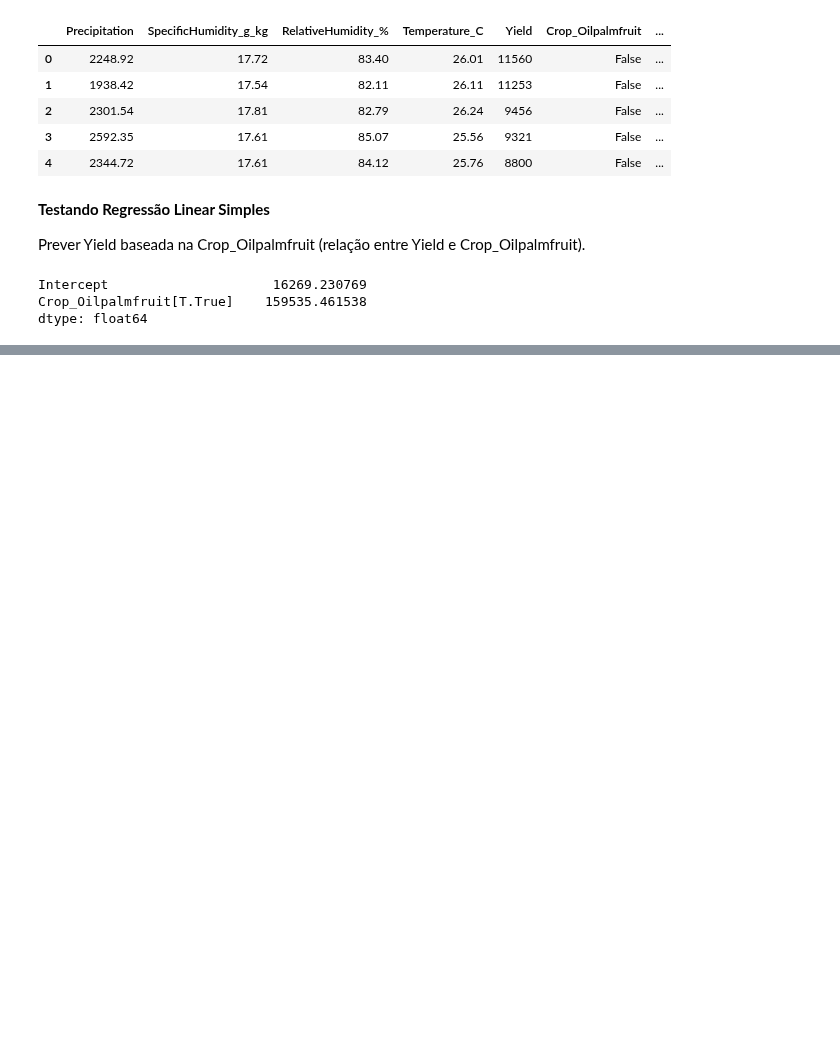
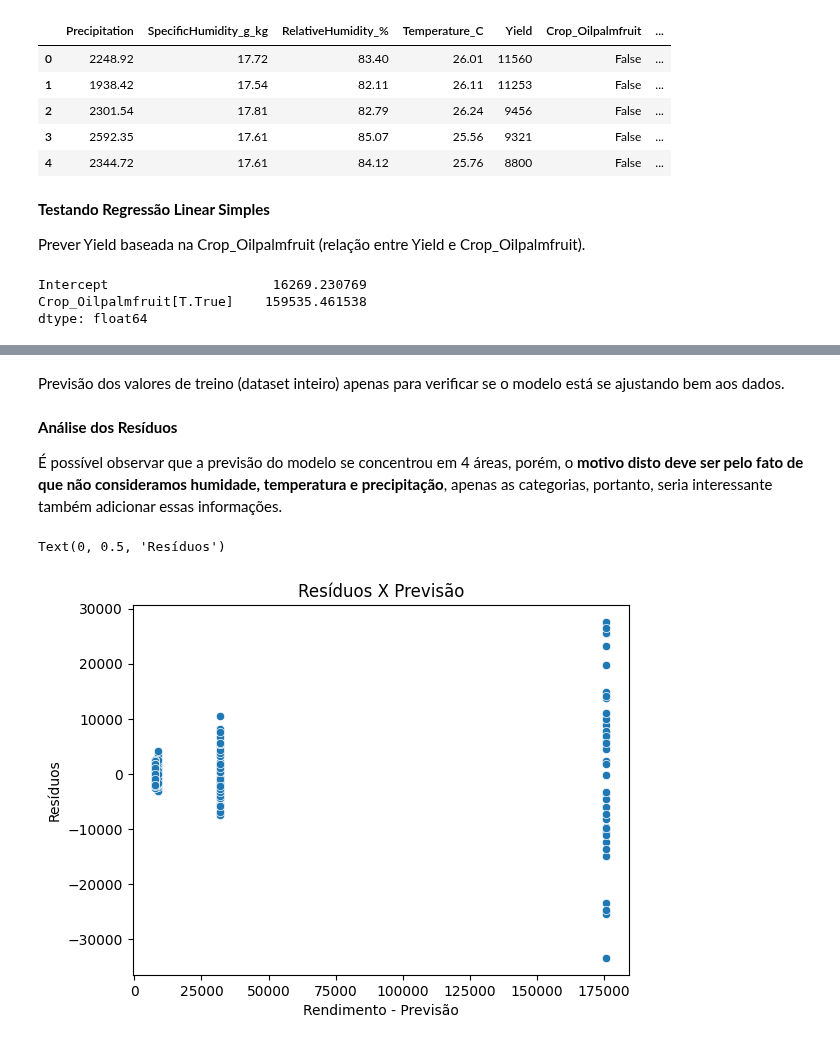
Before and after one commit to DiogoBotton/Machine_Learning_Training_Learn, a Jupyter notebook: Regressao_Linear/FIAP/Atividade_Fase5/01_exploratory_analysis.ipynb, the cells around one changed output, grey strips where cells are left out. Saved outputs shown, nothing was run; the diff lists cells and outputs as text; code cells hidden in the pictures; blank space fills up the shorter version.

Commit message:
Analise mais aprofundada dos residuos dos modelos, combinação de features

```diff
--- a/Regressao_Linear/FIAP/Atividade_Fase5/01_exploratory_analysis.ipynb
+++ b/Regressao_Linear/FIAP/Atividade_Fase5/01_exploratory_analysis.ipynb
@@ -228,3 +234,0 @@ Uma relação entre Yield (variável de resposta) com Oilpalmfruit e Ricepaddy (
-# %%
-model_2 = ols('Yield ~ Crop_Oilpalmfruit + Crop_Ricepaddy', data=df).fit()
-print(model_2.summary())
@@ -248,0 +237,7 @@ Notes:
+# %%
+normalization = MinMaxScaler()
+X_normalized = normalization.fit_transform(df[['Crop_Oilpalmfruit','Crop_Ricepaddy', 'Crop_Rubbernatural']])
+
+# É necessário transformar os dados em um dataframe para passar o modelo do statsmodels
+df_X_train = pd.DataFrame(X_normalized, columns=['Crop_Oilpalmfruit', 'Crop_Ricepaddy', 'Crop_Rubbernatural'])
+df_X_train.head()
@@ -248,0 +251,16 @@ Notes:
+# %% [markdown]
+Previsão dos valores de treino (dataset inteiro) apenas para verificar se o modelo está se ajustando bem aos dados.
+# %%
+model_y_predicts = model_2.predict(df_X_train)
+# %% [markdown]
+**Análise dos Resíduos**
+
+É possível observar que a previsão do modelo se concentrou em 4 áreas, porém, o **motivo disto deve ser pelo fato de que não consideramos humidade, temperatura e precipitação**, apenas as categorias, portanto, seria interessante também adicionar essas informações.
+# %%
+sns.scatterplot(x=model_y_predicts, y=model_2.resid)
+plt.title('Resíduos X Previsão')
+plt.xlabel('Rendimento - Previsão')
+plt.ylabel('Resíduos')
+# %% [output]
+Text(0, 0.5, 'Resíduos')
+[figure, added]
```
Also changed, not shown: parts of 20 cells of this notebook.
